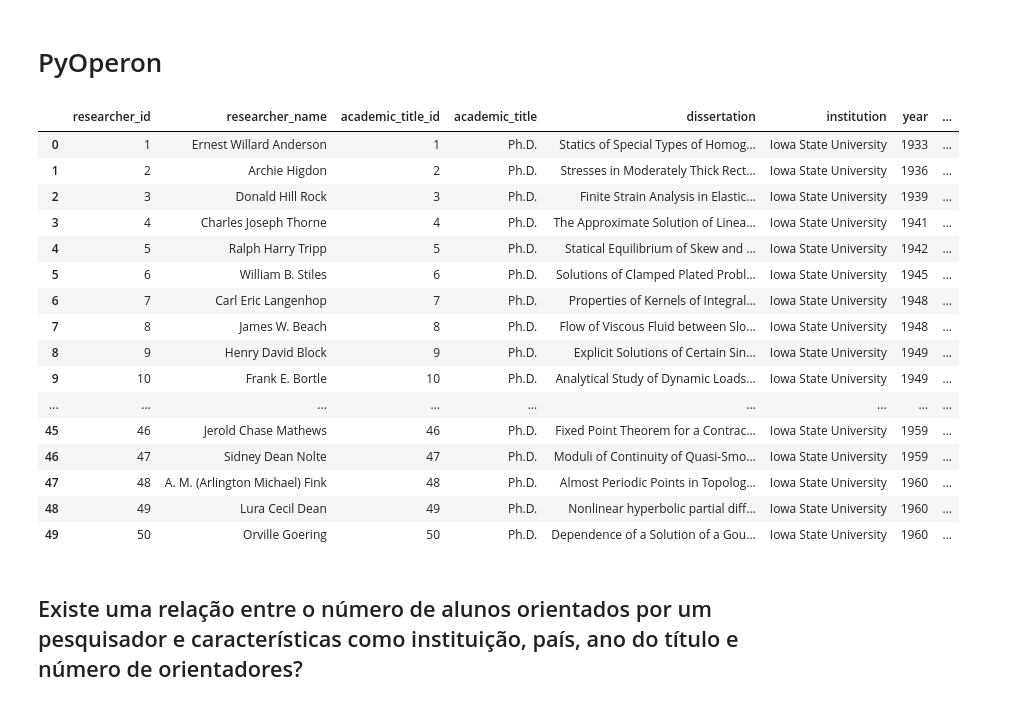
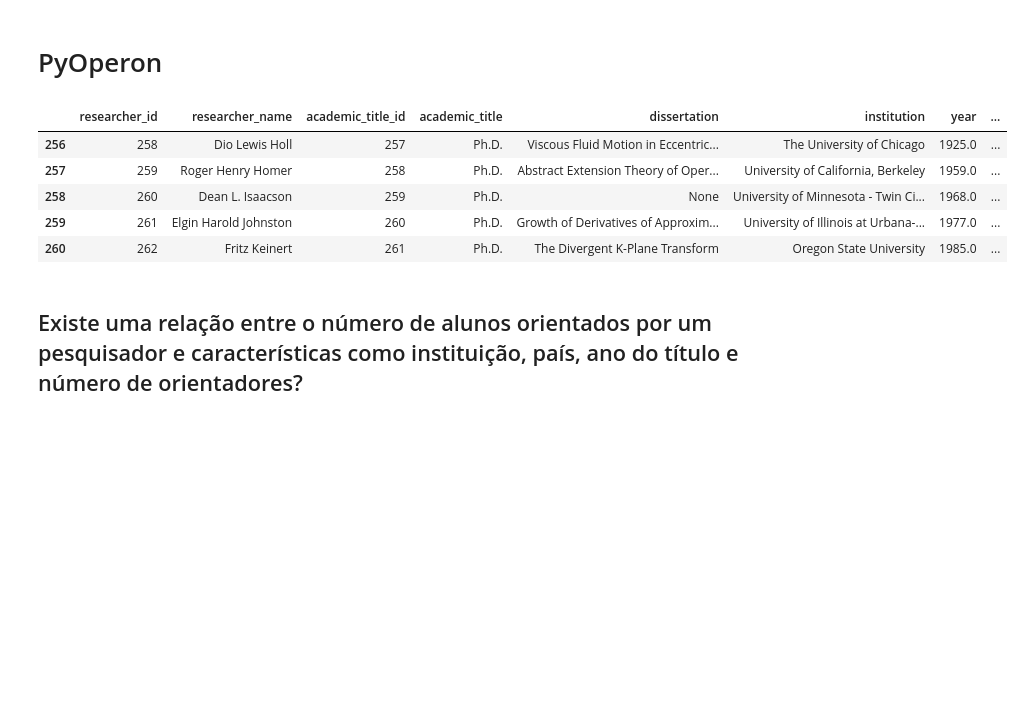
Before and after one commit to Renan-Bodom/mgp, a Jupyter notebook: IA no MGP.ipynb, the cells around one changed output. Drawn from its saved outputs; the diff is of its cells as text; code cells hidden in the pictures; blank space fills up the shorter version.

```diff
--- a/IA no MGP.ipynb
+++ b/IA no MGP.ipynb
@@ -424,25 +378,14 @@ print(chatbot(user_input))
 # %%
 df_optimized = pd.read_feather("./data/mgp_optimized.feather")
 
-df_optimized
+df_optimized[256:261]
 # %% [output]
 |  | researcher_id | researcher_name | academic_title_id | academic_title | dissertation | institution | year | ... |
-| 0 | 1 | Ernest Willard Anderson | 1 | Ph.D. | Statics of Special Types of Homog... | Iowa State University | 1933 | ... |
-| 1 | 2 | Archie Higdon | 2 | Ph.D. | Stresses in Moderately Thick Rect... | Iowa State University | 1936 | ... |
-| 2 | 3 | Donald Hill Rock | 3 | Ph.D. | Finite Strain Analysis in Elastic... | Iowa State University | 1939 | ... |
-| 3 | 4 | Charles Joseph Thorne | 4 | Ph.D. | The Approximate Solution of Linea... | Iowa State University | 1941 | ... |
-| 4 | 5 | Ralph Harry Tripp | 5 | Ph.D. | Statical Equilibrium of Skew and ... | Iowa State University | 1942 | ... |
-| 5 | 6 | William B. Stiles | 6 | Ph.D. | Solutions of Clamped Plated Probl... | Iowa State University | 1945 | ... |
-| 6 | 7 | Carl Eric Langenhop | 7 | Ph.D. | Properties of Kernels of Integral... | Iowa State University | 1948 | ... |
-| 7 | 8 | James W. Beach | 8 | Ph.D. | Flow of Viscous Fluid between Slo... | Iowa State University | 1948 | ... |
-| 8 | 9 | Henry David Block | 9 | Ph.D. | Explicit Solutions of Certain Sin... | Iowa State University | 1949 | ... |
-| 9 | 10 | Frank E. Bortle | 10 | Ph.D. | Analytical Study of Dynamic Loads... | Iowa State University | 1949 | ... |
-| ... | ... | ... | ... | ... | ... | ... | ... | ... |
-| 45 | 46 | Jerold Chase Mathews | 46 | Ph.D. | Fixed Point Theorem for a Contrac... | Iowa State University | 1959 | ... |
-| 46 | 47 | Sidney Dean Nolte | 47 | Ph.D. | Moduli of Continuity of Quasi-Smo... | Iowa State University | 1959 | ... |
-| 47 | 48 | A. M. (Arlington Michael) Fink | 48 | Ph.D. | Almost Periodic Points in Topolog... | Iowa State University | 1960 | ... |
-| 48 | 49 | Lura Cecil Dean | 49 | Ph.D. | Nonlinear hyperbolic partial diff... | Iowa State University | 1960 | ... |
-| 49 | 50 | Orville Goering | 50 | Ph.D. | Dependence of a Solution of a Gou... | Iowa State University | 1960 | ... |
+| 256 | 258 | Dio Lewis Holl | 257 | Ph.D. | Viscous Fluid Motion in Eccentric... | The University of Chicago | 1925.0 | ... |
+| 257 | 259 | Roger Henry Homer | 258 | Ph.D. | Abstract Extension Theory of Oper... | University of California, Berkeley | 1959.0 | ... |
+| 258 | 260 | Dean L. Isaacson | 259 | Ph.D. | None | University of Minnesota - Twin Ci... | 1968.0 | ... |
+| 259 | 261 | Elgin Harold Johnston | 260 | Ph.D. | Growth of Derivatives of Approxim... | University of Illinois at Urbana-... | 1977.0 | ... |
+| 260 | 262 | Fritz Keinert | 261 | Ph.D. | The Divergent K-Plane Transform | Oregon State University | 1985.0 | ... |
 # %% [markdown]
 ## Existe uma relação entre o número de alunos orientados por um pesquisador e características como instituição, país, ano do título e número de orientadores?
 # %%
```
Also changed, not shown: parts of 8 cells of this notebook, 2 other files.
